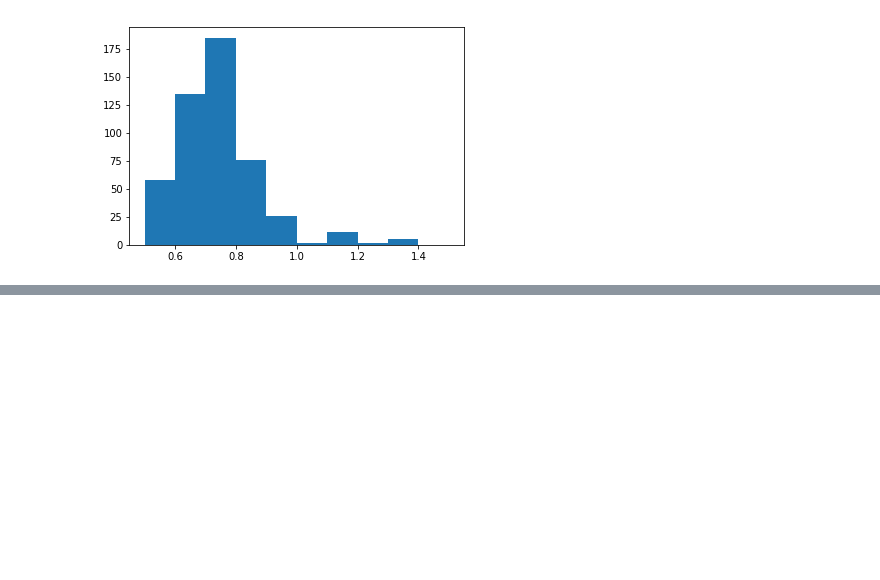
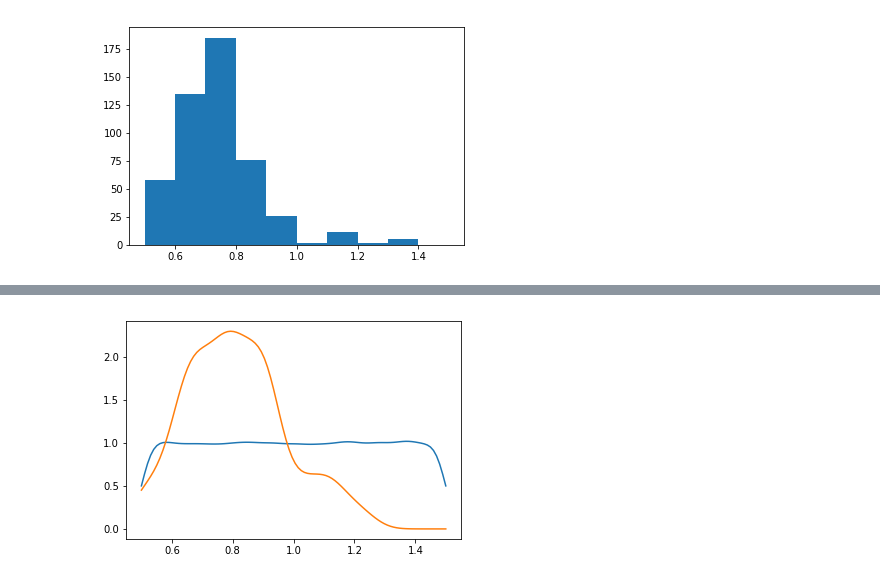
Before and after one commit to cranmer/active_sciencing, a Jupyter notebook: active_weinberg.ipynb, the cells around one changed output, grey strips where cells are left out. Saved outputs shown, nothing was run; the diff lists cells and outputs as text; code cells hidden in the pictures; blank space fills up the shorter version.

```diff
--- a/active_weinberg.ipynb
+++ b/active_weinberg.ipynb
@@ -194,0 +205,5 @@ def calculate_posterior(prior, data, phi):
+# %%
+prior_theta.plot()
+posterior.plot()
+# %% [output]
+[figure, added]
```
Also changed, not shown: parts of 3 cells of this notebook.
